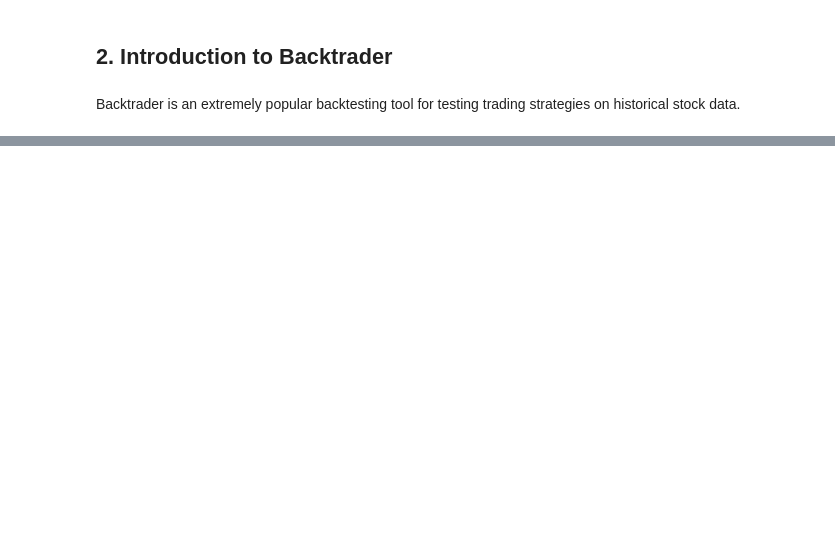
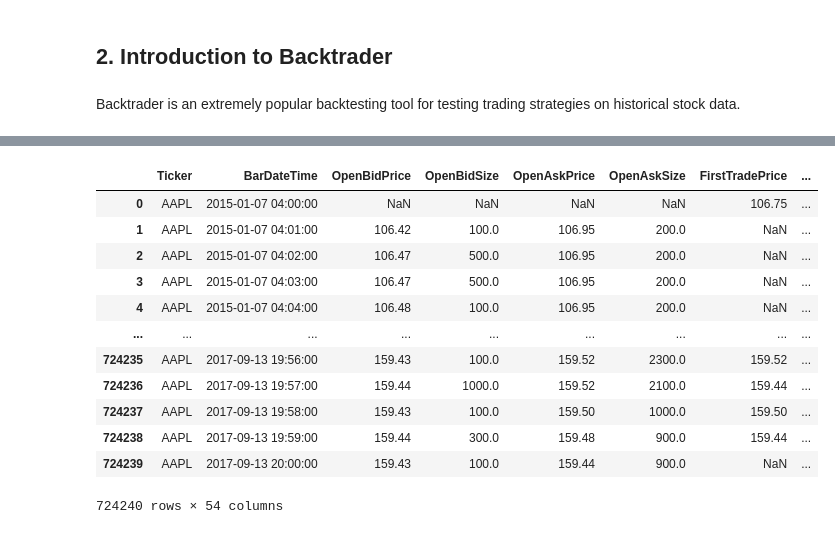
Before and after one commit to julianwileymac/Intraday-Backtrader-Strategies, a Jupyter notebook: Introduction_to_Dataset_and_Backtrader.ipynb, the cells around one changed output, grey strips where cells are left out. Cells and saved outputs as stored; diff of their text form; code cells hidden in the pictures; blank space fills up the shorter version.

```diff
--- a/Introduction_to_Dataset_and_Backtrader.ipynb
+++ b/Introduction_to_Dataset_and_Backtrader.ipynb
@@ -19,0 +178,3 @@ download_and_unzip('https://algoseek-public.s3.amazonaws.com/nasdaq100-1min.zip'
+# %%
+tst_ds = ds.dataset('data/taq1min/', format='parquet', partitioning='hive')
+tst_ds.schema
@@ -228,0 +570,3 @@ class AlgoSeekDataFeed(DataBase):
+# %%
+aapl = tst_ds.to_table(filter=ds.field('ticker')=='AAPL').to_pandas()
+aapl.head()
@@ -228,0 +582,18 @@ class AlgoSeekDataFeed(DataBase):
+# %%
+aapl.reset_index(drop=False, inplace=True)
+# %%
+aapl
+# %% [output]
+|  | Ticker | BarDateTime | OpenBidPrice | OpenBidSize | OpenAskPrice | OpenAskSize | FirstTradePrice | ... |
+| 0 | AAPL | 2015-01-07 04:00:00 | NaN | NaN | NaN | NaN | 106.75 | ... |
+| 1 | AAPL | 2015-01-07 04:01:00 | 106.42 | 100.0 | 106.95 | 200.0 | NaN | ... |
+| 2 | AAPL | 2015-01-07 04:02:00 | 106.47 | 500.0 | 106.95 | 200.0 | NaN | ... |
+| 3 | AAPL | 2015-01-07 04:03:00 | 106.47 | 500.0 | 106.95 | 200.0 | NaN | ... |
+| 4 | AAPL | 2015-01-07 04:04:00 | 106.48 | 100.0 | 106.95 | 200.0 | NaN | ... |
+| ... | ... | ... | ... | ... | ... | ... | ... | ... |
+| 724235 | AAPL | 2017-09-13 19:56:00 | 159.43 | 100.0 | 159.52 | 2300.0 | 159.52 | ... |
+| 724236 | AAPL | 2017-09-13 19:57:00 | 159.44 | 1000.0 | 159.52 | 2100.0 | 159.44 | ... |
+| 724237 | AAPL | 2017-09-13 19:58:00 | 159.43 | 100.0 | 159.50 | 1000.0 | 159.50 | ... |
+| 724238 | AAPL | 2017-09-13 19:59:00 | 159.44 | 300.0 | 159.48 | 900.0 | 159.44 | ... |
+| 724239 | AAPL | 2017-09-13 20:00:00 | 159.43 | 100.0 | 159.44 | 900.0 | NaN | ... |
+724240 rows × 54 columns
```
Also changed, not shown: parts of 12 cells of this notebook, 2 other files.
